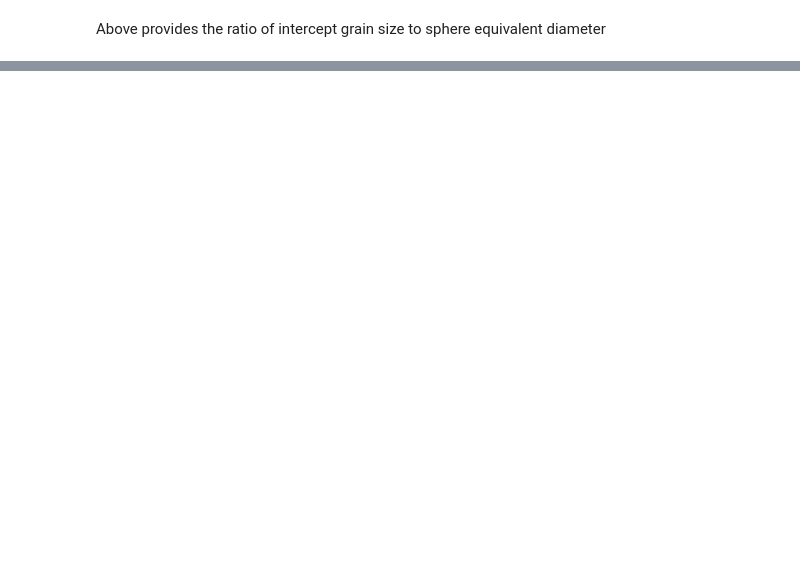
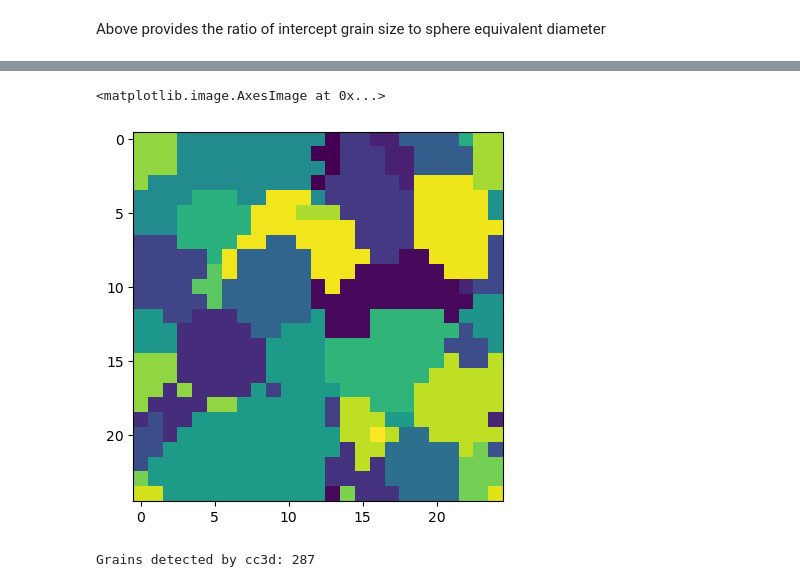
Before and after one commit to Design-By-Fundamentals-UKAEA/UPXO, a Jupyter notebook: src/upxo/demos/gschar/gschar3d-1.ipynb, the cells around one changed output, grey strips where cells are left out. Drawn from its saved outputs; the diff is of its cells as text; code cells hidden in the pictures; blank space fills up the shorter version.

```diff
--- a/src/upxo/demos/gschar/gschar3d-1.ipynb
+++ b/src/upxo/demos/gschar/gschar3d-1.ipynb
@@ -9,0 +8,3 @@ pxt = mcgs()
+# %%
+input_dashboard='C:\\Development\\UPXO\\upxo_library\\src\\upxo\\demos\\gschar\\gschar3.xls'
+pxt = mcgs(input_dashboard=input_dashboard)
@@ -314,0 +541,11 @@ Above provides the ratio of intercept grain size to sphere equivalent diameter
+# %%
+plt.imshow(gstslice.lfi[:, :, -2:-1])
+# %% [output]
+<matplotlib.image.AxesImage at 0x...>
+[figure, added]
+# %%
+import cc3d
+lfi_cc3d = cc3d.connected_components(gstslice.lfi, connectivity=6)
+print(f"Grains detected by cc3d: {lfi_cc3d.max()}")
+# %% [output]
+Grains detected by cc3d: 287
```
Also changed, not shown: parts of 34 cells of this notebook, 6 other files.
